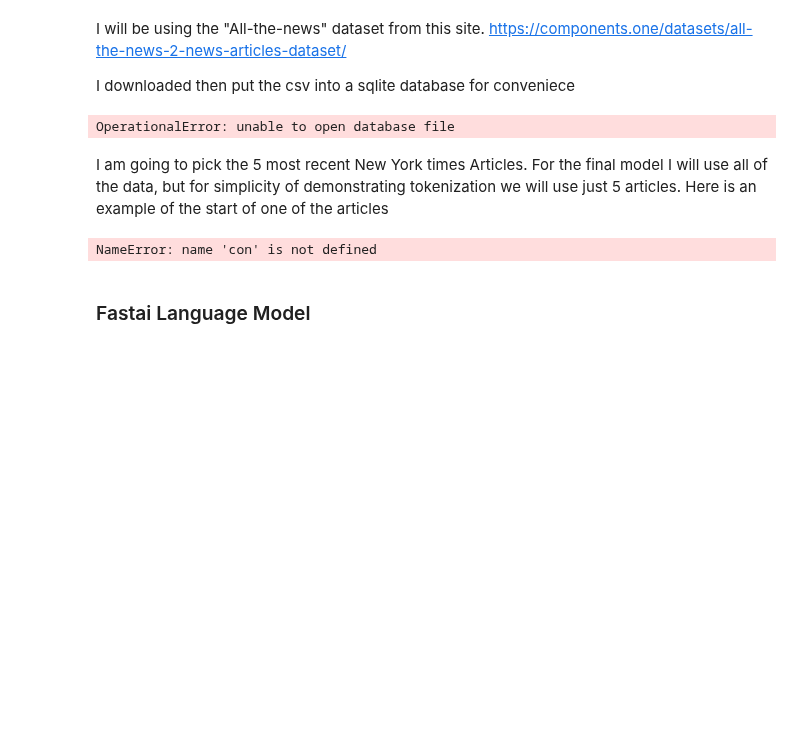
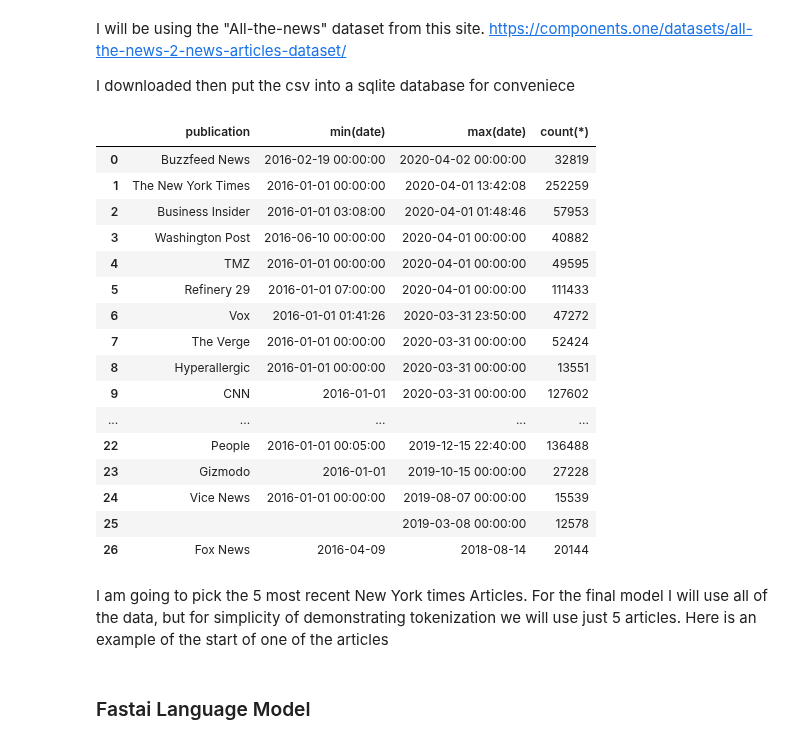
Before and after one commit to 1Paws7/blog, a Jupyter notebook: _notebooks/1900-01-01-LanguageModel.ipynb, the cells around one changed output. Saved outputs shown, nothing was run; the diff lists cells and outputs as text; code cells hidden in the pictures; blank space fills up the shorter version.

```diff
--- a/_notebooks/1900-01-01-LanguageModel.ipynb
+++ b/_notebooks/1900-01-01-LanguageModel.ipynb
@@ -24,19 +24,35 @@ I downloaded then put the csv into a sqlite database for conveniece
 # %%
 import pandas as pd
 import sqlite3
 from pathlib import Path
+from fastai.text.all import *
+
 path = Path('../../../data/all-the-news')
 con = sqlite3.connect(path/'all_the_news.db')
 
-pd.read_sql_query('SELECT publication, min(date),max(date), count(*) from news group by publication order by max(date) desc limit 5', con)
+pd.read_sql_query('SELECT publication, min(date),max(date), count(*) from news group by publication order by max(date) desc', con)
 # %% [output]
-OperationalError: unable to open database file
+|  | publication | min(date) | max(date) | count(*) |
+| 0 | Buzzfeed News | 2016-02-19 00:00:00 | 2020-04-02 00:00:00 | 32819 |
+| 1 | The New York Times | 2016-01-01 00:00:00 | 2020-04-01 13:42:08 | 252259 |
+| 2 | Business Insider | 2016-01-01 03:08:00 | 2020-04-01 01:48:46 | 57953 |
+| 3 | Washington Post | 2016-06-10 00:00:00 | 2020-04-01 00:00:00 | 40882 |
+| 4 | TMZ | 2016-01-01 00:00:00 | 2020-04-01 00:00:00 | 49595 |
+| 5 | Refinery 29 | 2016-01-01 07:00:00 | 2020-04-01 00:00:00 | 111433 |
+| 6 | Vox | 2016-01-01 01:41:26 | 2020-03-31 23:50:00 | 47272 |
+| 7 | The Verge | 2016-01-01 00:00:00 | 2020-03-31 00:00:00 | 52424 |
+| 8 | Hyperallergic | 2016-01-01 00:00:00 | 2020-03-31 00:00:00 | 13551 |
+| 9 | CNN | 2016-01-01 | 2020-03-31 00:00:00 | 127602 |
+| ... | ... | ... | ... | ... |
+| 22 | People | 2016-01-01 00:05:00 | 2019-12-15 22:40:00 | 136488 |
+| 23 | Gizmodo | 2016-01-01 | 2019-10-15 00:00:00 | 27228 |
+| 24 | Vice News | 2016-01-01 00:00:00 | 2019-08-07 00:00:00 | 15539 |
+| 25 |  |  | 2019-03-08 00:00:00 | 12578 |
+| 26 | Fox News | 2016-04-09 | 2018-08-14 | 20144 |
 # %% [markdown]
 I am going to pick the 5 most recent New York times Articles.  For the final model I will use all of the data, but for simplicity of demonstrating tokenization we will use just 5 articles.  Here is an example of the start of one of the articles
 # %%
-df = pd.read_sql_query("SELECT article from news where publication = 'The New York Times' and length(article) > 10 order by random() limit 500000",con)
+df = pd.read_sql_query("SELECT article from news where publication = 'CNBC' and length(article) > 10 order by random() limit 500000",con)
-# %% [output]
-NameError: name 'con' is not defined
 # %% [markdown]
 ### Fastai Language Model
 # %%
```
Also changed, not shown: parts of 17 cells of this notebook.
